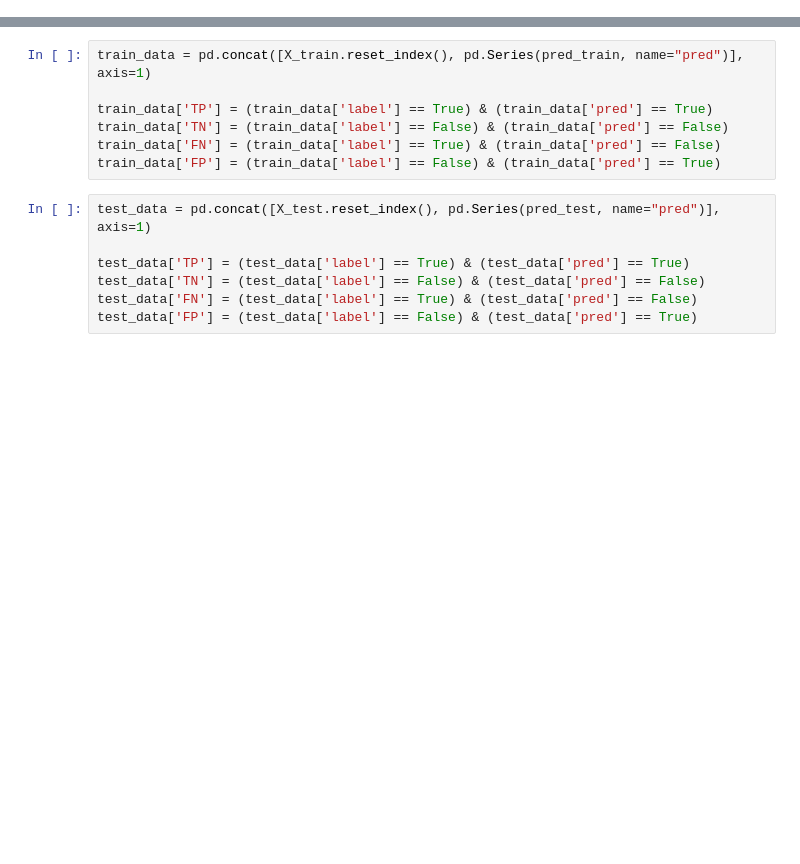
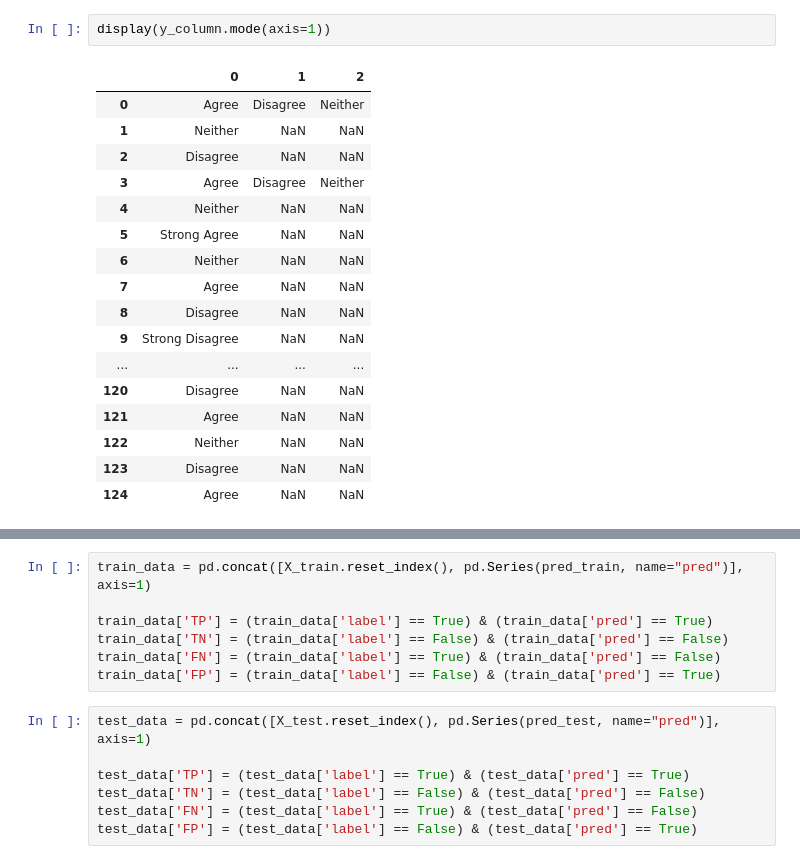
Before and after one commit to chaubeyniha/ML_Inspect, a Jupyter notebook: Psych_Pipeline/pipeline_1.ipynb, the cells around one changed output, grey strips where cells are left out. Drawn from its saved outputs; the diff is of its cells as text; blank space fills up the shorter version.

```diff
--- a/Psych_Pipeline/pipeline_1.ipynb
+++ b/Psych_Pipeline/pipeline_1.ipynb
@@ -54,0 +71,20 @@ Test score: 0.71875
+# %%
+display(y_column.mode(axis=1))
+# %% [output]
+|  | 0 | 1 | 2 |
+| 0 | Agree | Disagree | Neither |
+| 1 | Neither | NaN | NaN |
+| 2 | Disagree | NaN | NaN |
+| 3 | Agree | Disagree | Neither |
+| 4 | Neither | NaN | NaN |
+| 5 | Strong Agree | NaN | NaN |
+| 6 | Neither | NaN | NaN |
+| 7 | Agree | NaN | NaN |
+| 8 | Disagree | NaN | NaN |
+| 9 | Strong Disagree | NaN | NaN |
+| ... | ... | ... | ... |
+| 120 | Disagree | NaN | NaN |
+| 121 | Agree | NaN | NaN |
+| 122 | Neither | NaN | NaN |
+| 123 | Disagree | NaN | NaN |
+| 124 | Agree | NaN | NaN |
```
Also changed, not shown: parts of 10 cells of this notebook, 3 other files.
